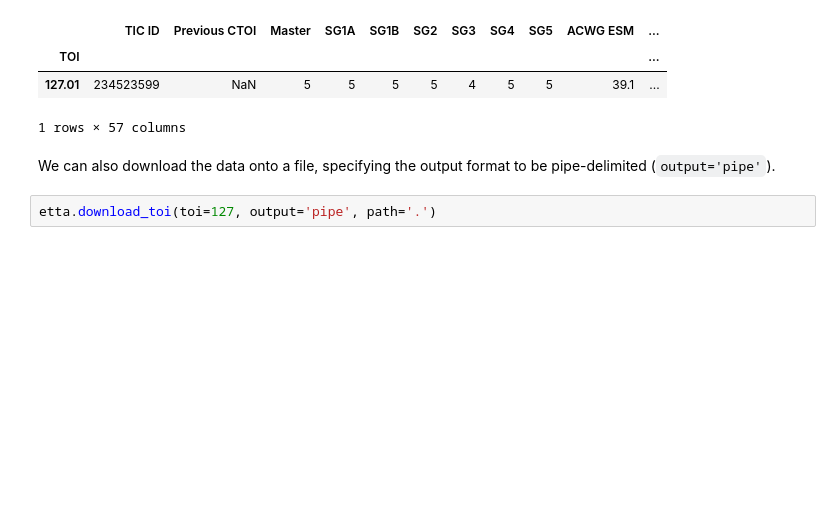
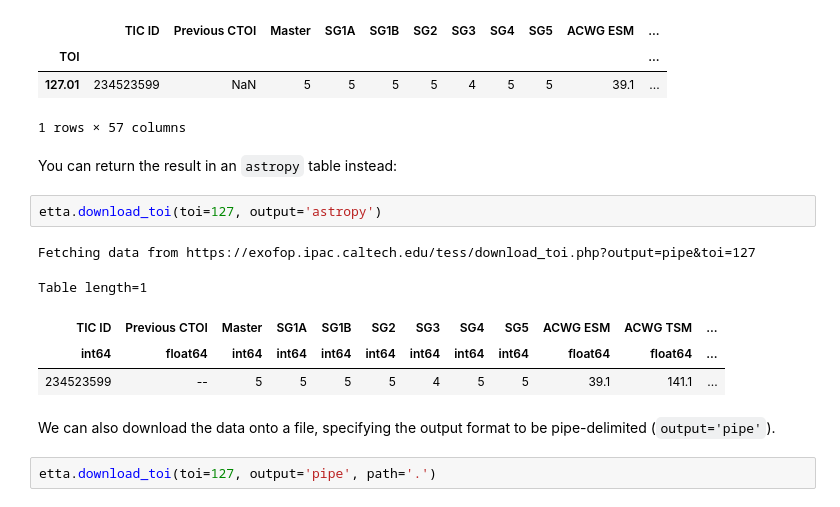
Before and after one commit to jennywwww/etta, a Jupyter notebook: docs/source/getting-started/tutorial.ipynb, the cells around one changed output. Cells and saved outputs as stored; diff of their text form; blank space fills up the shorter version.

```diff
--- a/docs/source/getting-started/tutorial.ipynb
+++ b/docs/source/getting-started/tutorial.ipynb
@@ -18,6 +19,16 @@ Fetching data from https://exofop.ipac.caltech.edu/tess/download_toi.php?output=
 | TOI |  |  |  |  |  |  |  |  |  |  | ... |
 | 127.01 | 234523599 | NaN | 5 | 5 | 5 | 5 | 4 | 5 | 5 | 39.1 | ... |
 1 rows × 57 columns
+# %% [markdown]
+You can return the result in an `astropy` table instead:
+# %%
+etta.download_toi(toi=127, output='astropy')
+# %% [output]
+Fetching data from https://exofop.ipac.caltech.edu/tess/download_toi.php?output=pipe&toi=127
+Table length=1
+| TIC ID | Previous CTOI | Master | SG1A | SG1B | SG2 | SG3 | SG4 | SG5 | ACWG ESM | ACWG TSM | ... |
+| int64 | float64 | int64 | int64 | int64 | int64 | int64 | int64 | int64 | float64 | float64 | ... |
+| 234523599 | -- | 5 | 5 | 5 | 5 | 4 | 5 | 5 | 39.1 | 141.1 | ... |
 # %% [markdown]
 We can also download the data onto a file, specifying the output format to be pipe-delimited (`output='pipe'`).
 # %%
```
Also changed, not shown: parts of 3 cells of this notebook, 3 other files.
